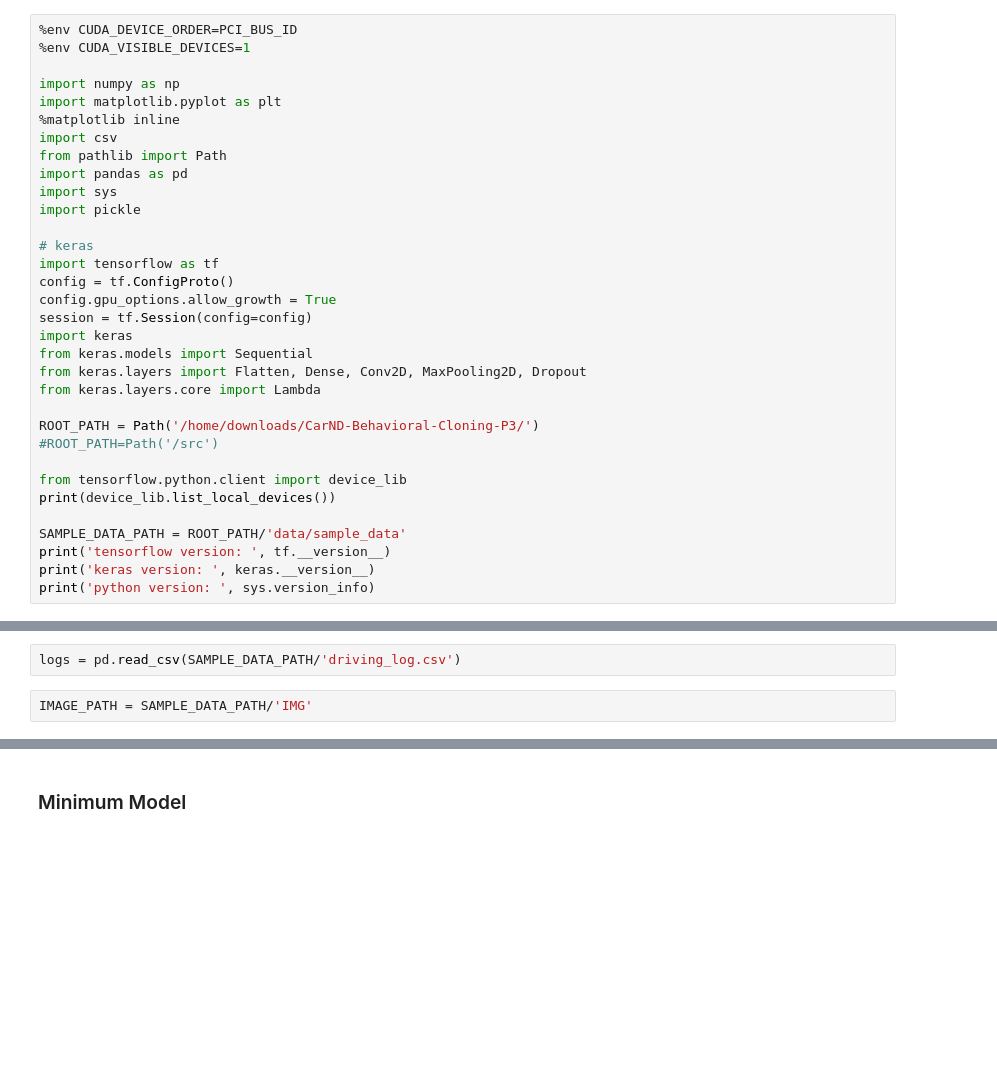
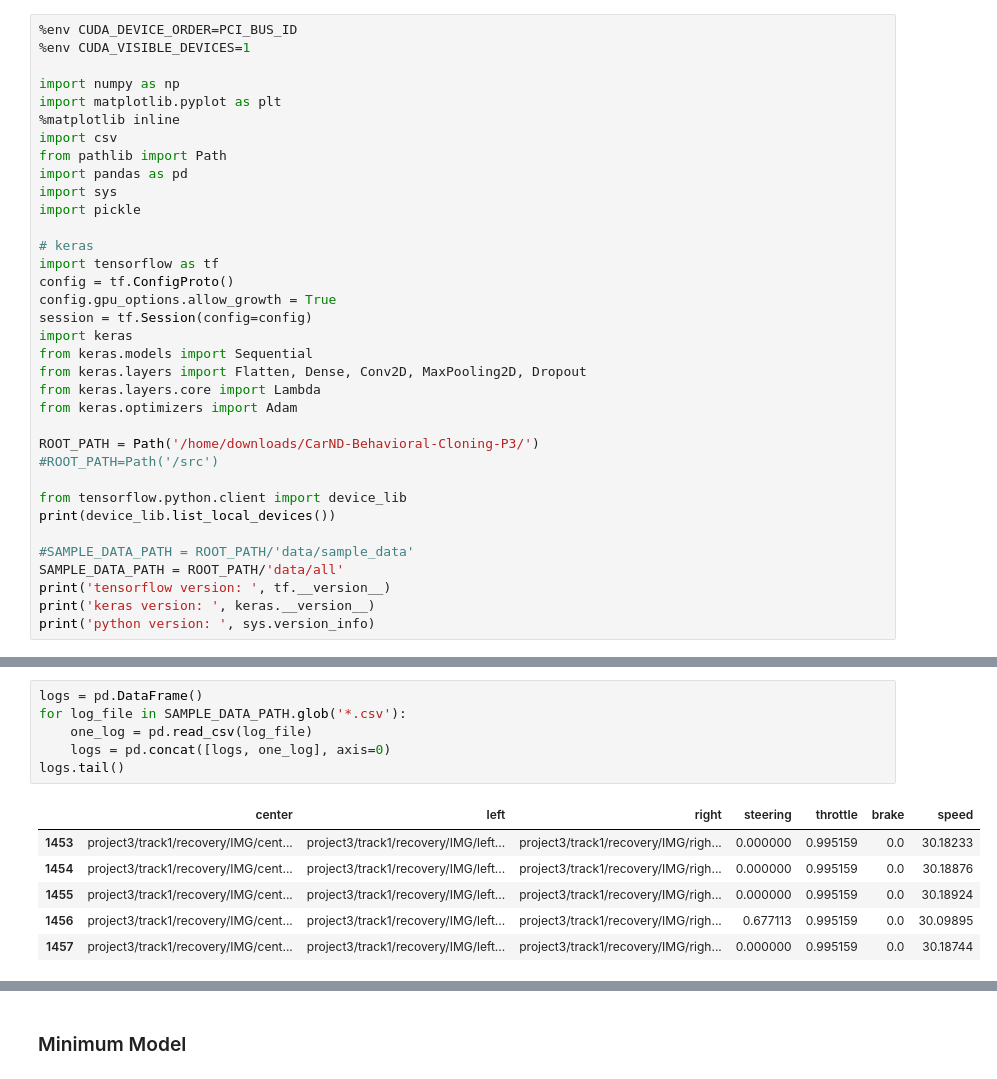
Before and after one commit to Jetafull/CarND-Behavioral-Cloning-P3, a Jupyter notebook: notebooks/behavior_cloning_tutorial.ipynb, the cells around one changed output, grey strips where cells are left out. Cells and saved outputs as stored; diff of their text form; blank space fills up the shorter version.

```diff
--- a/notebooks/behavior_cloning_tutorial.ipynb
+++ b/notebooks/behavior_cloning_tutorial.ipynb
@@ -20,6 +20,7 @@ import keras
 from keras.models import Sequential
 from keras.layers import Flatten, Dense, Conv2D, MaxPooling2D, Dropout
 from keras.layers.core import Lambda
+from keras.optimizers import Adam
 
 ROOT_PATH = Path('/home/downloads/CarND-Behavioral-Cloning-P3/')
 #ROOT_PATH=Path('/src')
@@ -27,7 +28,8 @@ ROOT_PATH = Path('/home/downloads/CarND-Behavioral-Cloning-P3/')
 from tensorflow.python.client import device_lib
 print(device_lib.list_local_devices())
 
-SAMPLE_DATA_PATH = ROOT_PATH/'data/sample_data'
+#SAMPLE_DATA_PATH = ROOT_PATH/'data/sample_data'
+SAMPLE_DATA_PATH = ROOT_PATH/'data/all'
 print('tensorflow version: ', tf.__version__)
 print('keras version: ', keras.__version__)
 print('python version: ', sys.version_info)
@@ -49,7 +51,16 @@ locality {
 tensorflow version:  1.8.0
 keras version:  2.2.0
 python version:  sys.version_info(major=3, minor=5, micro=5, releaselevel='final', serial=0)
-# %%
-logs = pd.read_csv(SAMPLE_DATA_PATH/'driving_log.csv')
-# %%
-IMAGE_PATH = SAMPLE_DATA_PATH/'IMG'
+# %%
+logs = pd.DataFrame()
+for log_file in SAMPLE_DATA_PATH.glob('*.csv'):
+    one_log = pd.read_csv(log_file)
+    logs = pd.concat([logs, one_log], axis=0)
+logs.tail()
+# %% [output]
+|  | center | left | right | steering | throttle | brake | speed |
+| 1453 | project3/track1/recovery/IMG/cent... | project3/track1/recovery/IMG/left... | project3/track1/recovery/IMG/righ... | 0.000000 | 0.995159 | 0.0 | 30.18233 |
+| 1454 | project3/track1/recovery/IMG/cent... | project3/track1/recovery/IMG/left... | project3/track1/recovery/IMG/righ... | 0.000000 | 0.995159 | 0.0 | 30.18876 |
+| 1455 | project3/track1/recovery/IMG/cent... | project3/track1/recovery/IMG/left... | project3/track1/recovery/IMG/righ... | 0.000000 | 0.995159 | 0.0 | 30.18924 |
+| 1456 | project3/track1/recovery/IMG/cent... | project3/track1/recovery/IMG/left... | project3/track1/recovery/IMG/righ... | 0.677113 | 0.995159 | 0.0 | 30.09895 |
+| 1457 | project3/track1/recovery/IMG/cent... | project3/track1/recovery/IMG/left... | project3/track1/recovery/IMG/righ... | 0.000000 | 0.995159 | 0.0 | 30.18744 |
```
Also changed, not shown: parts of 20 cells of this notebook.
